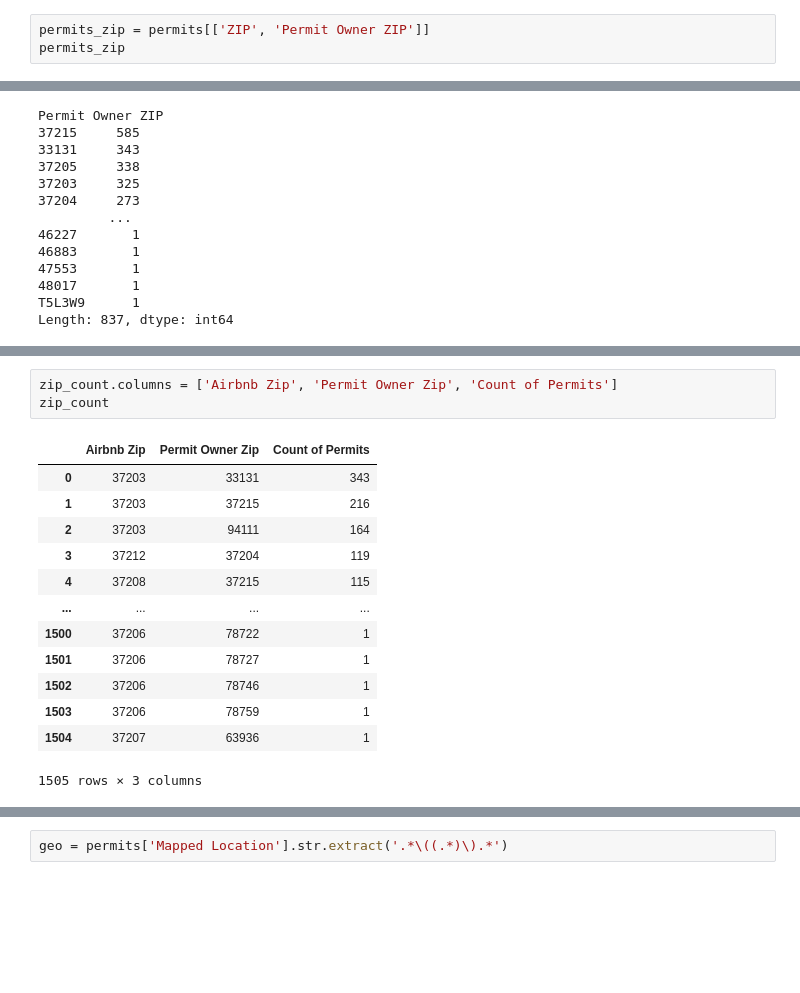
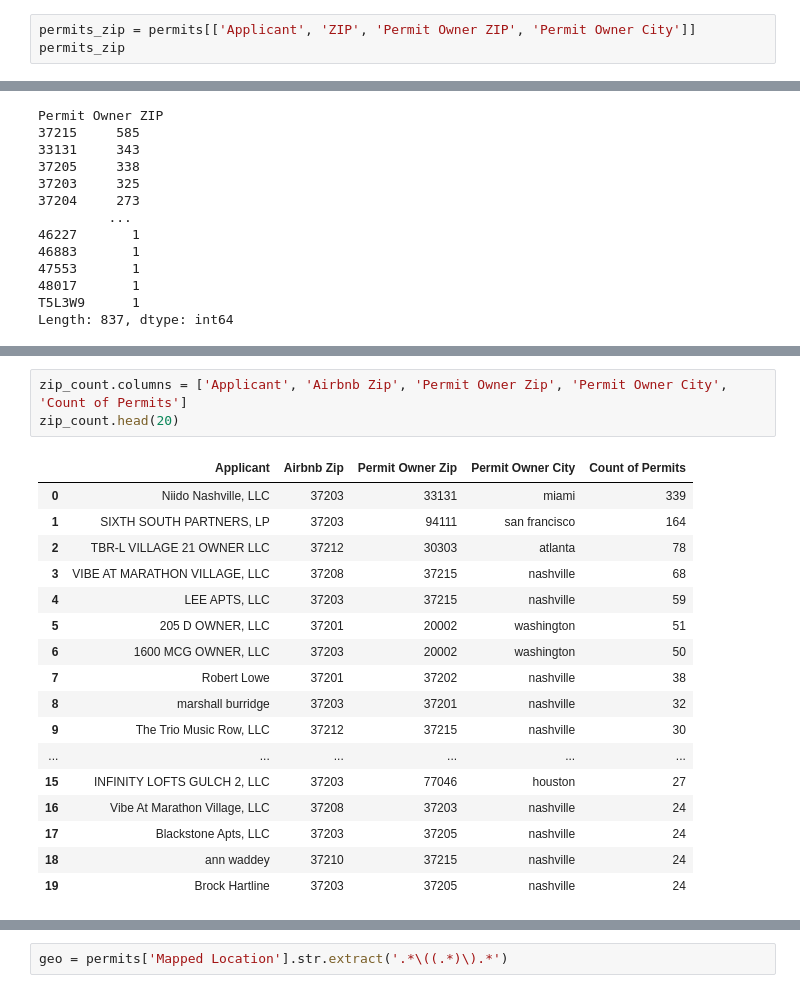
Before and after one commit to austin-davis/capstone_dda7, a Jupyter notebook: notebook/capstone_airbnb_davidson_co.ipynb, the cells around one changed output, grey strips where cells are left out. Saved outputs shown, nothing was run; the diff lists cells and outputs as text; blank space fills up the shorter version.

```diff
--- a/notebook/capstone_airbnb_davidson_co.ipynb
+++ b/notebook/capstone_airbnb_davidson_co.ipynb
@@ -366,6 +462,6 @@ sliced_permits.sort_values('Permit Subtype')
 #02 =  Non-owner occupied
 #03 = Multifamily
 # %%
-permits_zip = permits[['ZIP', 'Permit Owner ZIP']]
+permits_zip = permits[['Applicant', 'ZIP', 'Permit Owner ZIP', 'Permit Owner City']]
 permits_zip
 # %% [output]
@@ -471,17 +582,21 @@ zip_count = zip_count.reset_index()
 # %%
-zip_count.columns = ['Airbnb Zip', 'Permit Owner Zip', 'Count of Permits']
-zip_count
+zip_count.columns = ['Applicant', 'Airbnb Zip', 'Permit Owner Zip', 'Permit Owner City', 'Count of Permits']
+zip_count.head(20)
 # %% [output]
-|  | Airbnb Zip | Permit Owner Zip | Count of Permits |
-| 0 | 37203 | 33131 | 343 |
-| 1 | 37203 | 37215 | 216 |
-| 2 | 37203 | 94111 | 164 |
-| 3 | 37212 | 37204 | 119 |
-| 4 | 37208 | 37215 | 115 |
-| ... | ... | ... | ... |
-| 1500 | 37206 | 78722 | 1 |
-| 1501 | 37206 | 78727 | 1 |
-| 1502 | 37206 | 78746 | 1 |
-| 1503 | 37206 | 78759 | 1 |
-| 1504 | 37207 | 63936 | 1 |
+|  | Applicant | Airbnb Zip | Permit Owner Zip | Permit Owner City | Count of Permits |
+| 0 | Niido Nashville, LLC | 37203 | 33131 | miami | 339 |
+| 1 | SIXTH SOUTH PARTNERS, LP | 37203 | 94111 | san francisco | 164 |
+| 2 | TBR-L VILLAGE 21 OWNER LLC | 37212 | 30303 | atlanta | 78 |
+| 3 | VIBE AT MARATHON VILLAGE, LLC | 37208 | 37215 | nashville | 68 |
+| 4 | LEE APTS, LLC | 37203 | 37215 | nashville | 59 |
+| 5 | 205 D OWNER, LLC | 37201 | 20002 | washington | 51 |
+| 6 | 1600 MCG OWNER, LLC | 37203 | 20002 | washington | 50 |
+| 7 | Robert Lowe | 37201 | 37202 | nashville | 38 |
+| 8 | marshall burridge | 37203 | 37201 | nashville | 32 |
+| 9 | The Trio Music Row, LLC | 37212 | 37215 | nashville | 30 |
+| ... | ... | ... | ... | ... | ... |
+| 15 | INFINITY LOFTS GULCH 2, LLC | 37203 | 77046 | houston | 27 |
+| 16 | Vibe At Marathon Village, LLC | 37208 | 37203 | nashville | 24 |
+| 17 | Blackstone Apts, LLC | 37203 | 37205 | nashville | 24 |
+| 18 | ann waddey | 37210 | 37215 | nashville | 24 |
+| 19 | Brock Hartline | 37203 | 37205 | nashville | 24 |
-1505 rows × 3 columns
```
Also changed, not shown: parts of 40 cells of this notebook, 1 other file.
